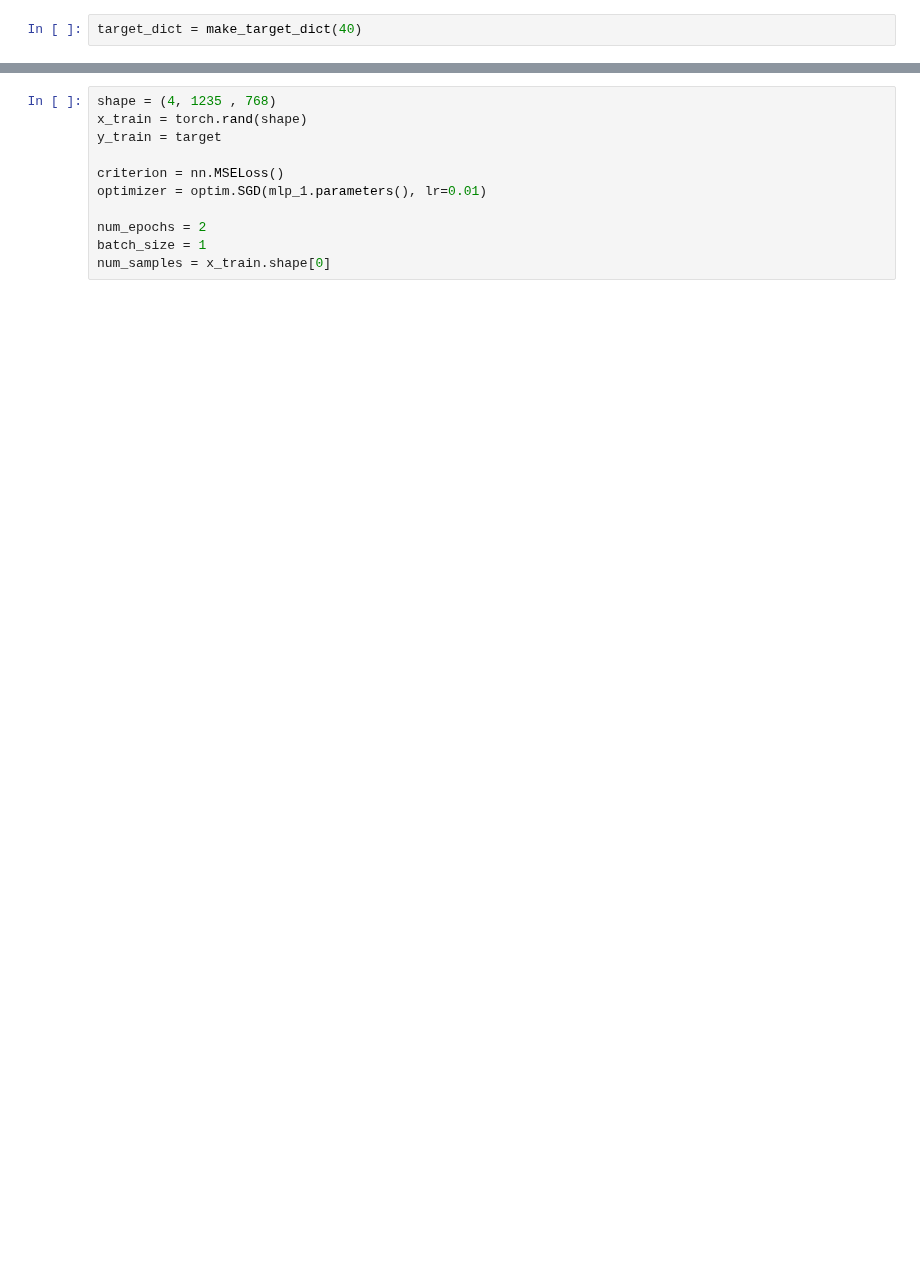
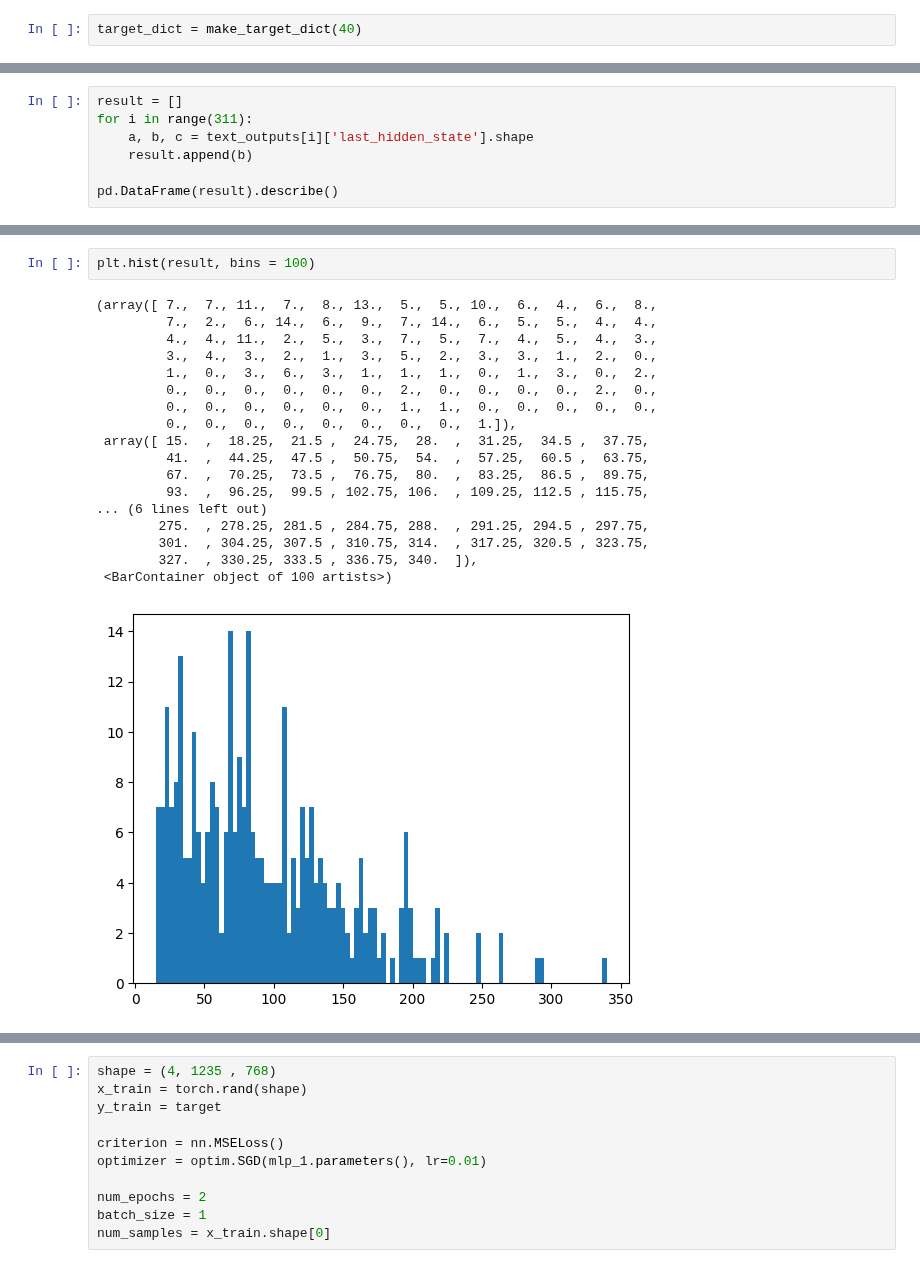
Before and after one commit to ARP-Lab/multi_modal, a Jupyter notebook: model/arpetri.ipynb, the cells around one changed output, grey strips where cells are left out. Cells and saved outputs as stored; diff of their text form; blank space fills up the shorter version.

```diff
--- a/model/arpetri.ipynb
+++ b/model/arpetri.ipynb
@@ -234,0 +511,7 @@ target = torch.tensor(target)
+# %%
+result = []
+for i in range(311):
+    a, b, c = text_outputs[i]['last_hidden_state'].shape
+    result.append(b)
+
+pd.DataFrame(result).describe()
@@ -234,0 +528,21 @@ target = torch.tensor(target)
+# %%
+plt.hist(result, bins = 100)
+# %% [output]
+(array([ 7.,  7., 11.,  7.,  8., 13.,  5.,  5., 10.,  6.,  4.,  6.,  8.,
+         7.,  2.,  6., 14.,  6.,  9.,  7., 14.,  6.,  5.,  5.,  4.,  4.,
+         4.,  4., 11.,  2.,  5.,  3.,  7.,  5.,  7.,  4.,  5.,  4.,  3.,
+         3.,  4.,  3.,  2.,  1.,  3.,  5.,  2.,  3.,  3.,  1.,  2.,  0.,
+         1.,  0.,  3.,  6.,  3.,  1.,  1.,  1.,  0.,  1.,  3.,  0.,  2.,
+         0.,  0.,  0.,  0.,  0.,  0.,  2.,  0.,  0.,  0.,  0.,  2.,  0.,
+         0.,  0.,  0.,  0.,  0.,  0.,  1.,  1.,  0.,  0.,  0.,  0.,  0.,
+         0.,  0.,  0.,  0.,  0.,  0.,  0.,  0.,  1.]),
+ array([ 15.  ,  18.25,  21.5 ,  24.75,  28.  ,  31.25,  34.5 ,  37.75,
+         41.  ,  44.25,  47.5 ,  50.75,  54.  ,  57.25,  60.5 ,  63.75,
+         67.  ,  70.25,  73.5 ,  76.75,  80.  ,  83.25,  86.5 ,  89.75,
+         93.  ,  96.25,  99.5 , 102.75, 106.  , 109.25, 112.5 , 115.75,
+... (6 lines left out)
+        275.  , 278.25, 281.5 , 284.75, 288.  , 291.25, 294.5 , 297.75,
+        301.  , 304.25, 307.5 , 310.75, 314.  , 317.25, 320.5 , 323.75,
+        327.  , 330.25, 333.5 , 336.75, 340.  ]),
+ <BarContainer object of 100 artists>)
+[figure, added]
```
Also changed, not shown: parts of 76 cells of this notebook, 1 other file.
